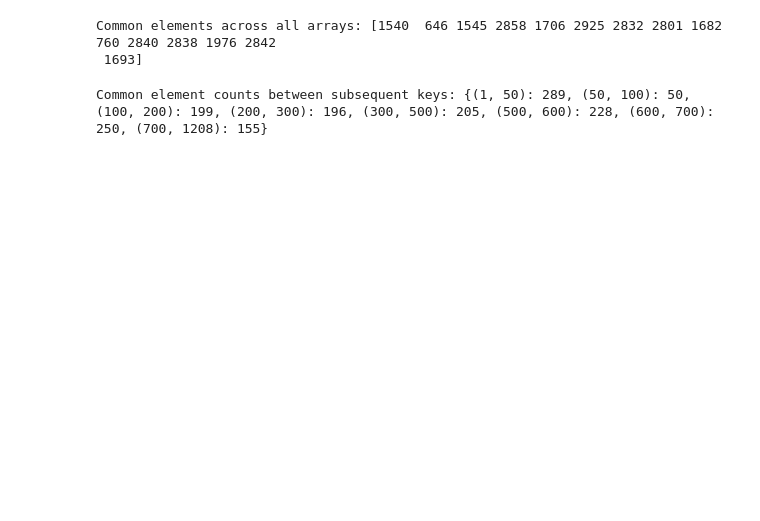
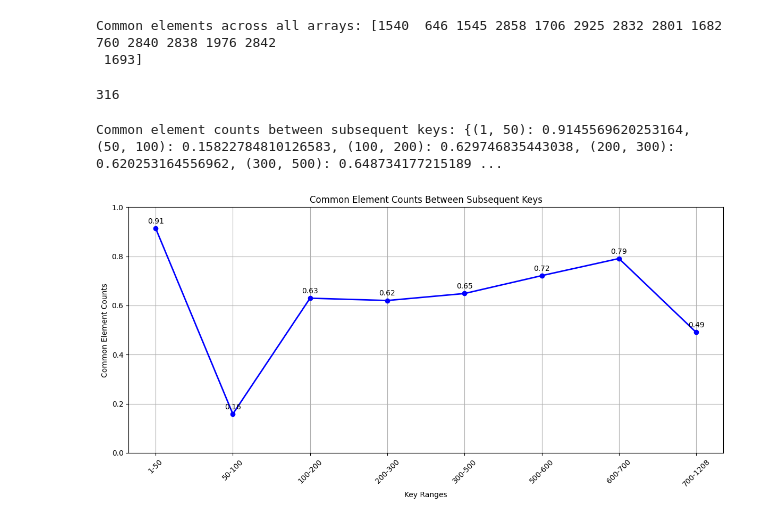
Before and after one commit to varshitakolipaka/corrective-unlearning-for-gnns, a Jupyter notebook: affected_indices.ipynb, the cells around one changed output. Saved outputs shown, nothing was run; the diff lists cells and outputs as text; code cells hidden in the pictures; blank space fills up the shorter version.

Commit message:
feat: plotting code

```diff
--- a/affected_indices.ipynb
+++ b/affected_indices.ipynb
@@ -16,14 +16,47 @@ print("Common elements across all arrays:", common_elements)
 # %% [output]
 Common elements across all arrays: [1540  646 1545 2858 1706 2925 2832 2801 1682  760 2840 2838 1976 2842
  1693]
+# %%
+keys=list(dictv.keys())
+mainlen=len(dictv[keys[0]])
+mainlen
+# %% [output]
+316
 # %%
 common_counts = {}
 for i in range(1, len(keys)):
     key1, key2 = keys[i - 1], keys[i]
     arr1, arr2 = dictv[key1], dictv[key2]
     common_count = len(set(arr1).intersection(arr2))
-    common_counts[(key1, key2)] = common_count
+    common_counts[(key1, key2)] = common_count/mainlen
 
 print("Common element counts between subsequent keys:", common_counts)
 # %% [output]
-Common element counts between subsequent keys: {(1, 50): 289, (50, 100): 50, (100, 200): 199, (200, 300): 196, (300, 500): 205, (500, 600): 228, (600, 700): 250, (700, 1208): 155}
+Common element counts between subsequent keys: {(1, 50): 0.9145569620253164, (50, 100): 0.15822784810126583, (100, 200): 0.629746835443038, (200, 300): 0.620253164556962, (300, 500): 0.648734177215189 ...
+# %%
+import matplotlib.pyplot as plt
+
+x_labels = [f"{k1}-{k2}" for (k1, k2) in common_counts.keys()]
+y_values = list(common_counts.values())
+
+# Plotting
+plt.figure(figsize=(12, 6))
+plt.plot(x_labels, y_values, marker='o', color='b', linestyle='-', linewidth=2, markersize=6)
+
+# Add labels and title
+plt.xlabel('Key Ranges')
+plt.ylabel('Common Element Counts')
+plt.title('Common Element Counts Between Subsequent Keys')
+
+# Annotate each point with its value for better readability
+for i, (x, y) in enumerate(zip(x_labels, y_values)):
+    plt.text(x, y + 0.02, f"{y:.2f}", ha='center', color='black')
+
+# Show plot
+plt.grid(True)
+plt.xticks(rotation=45)
+plt.tight_layout()
+plt.ylim(0, 1)
+plt.show()
+# %% [output]
+[figure, added]
```
Also changed, not shown: parts of 2 cells of this notebook.
